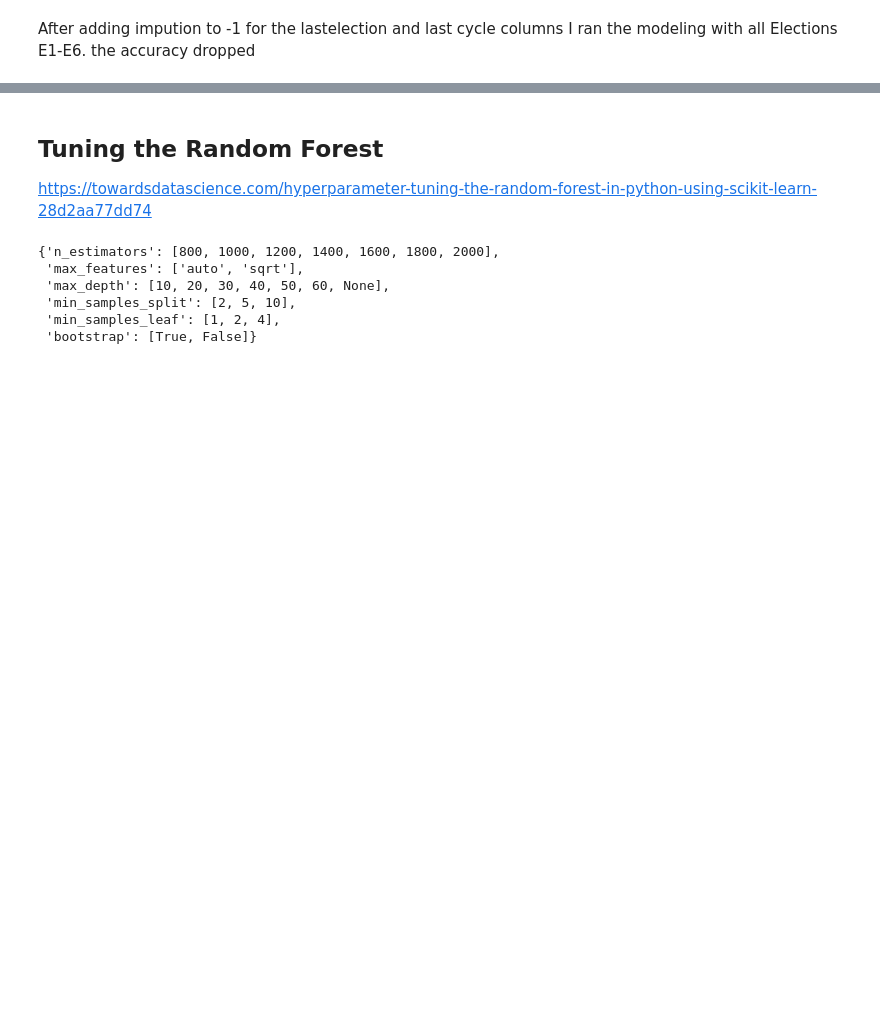
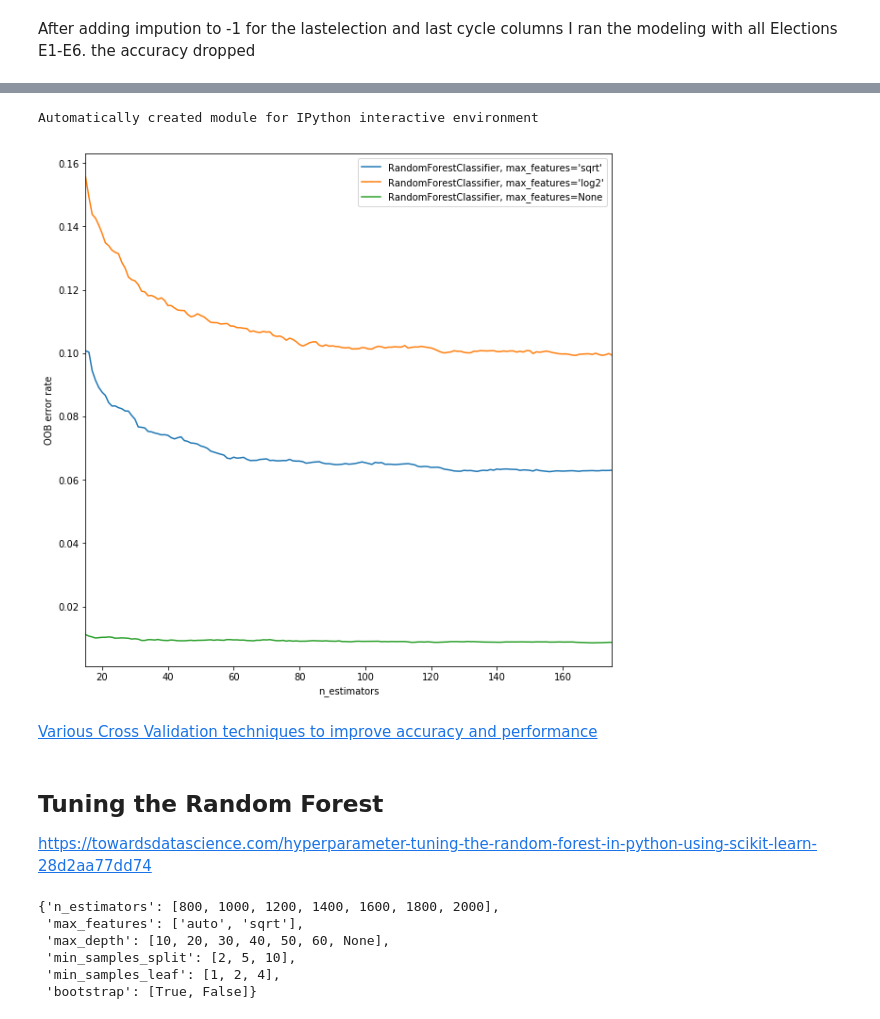
Before and after one commit to alsnkline/LocalVoters, a Jupyter notebook: 18_Modeling_working.ipynb, the cells around one changed output, grey strips where cells are left out. Drawn from its saved outputs; the diff is of its cells as text; code cells hidden in the pictures; blank space fills up the shorter version.

```diff
--- a/18_Modeling_working.ipynb
+++ b/18_Modeling_working.ipynb
@@ -355,3 +369,74 @@ print(accuracy_score(ytest, model.predict(Xtest)))
+# %%
+# Resetting the data
+X = df_d.drop(columns=['vid','vote','e','gndtth'])
+y = df_d.gndtth
+# Split the data into a training and test set.
+Xtrain, Xtest, ytrain, ytest = train_test_split(X, y, shuffle=True, random_state=5)
+# %%
+from collections import OrderedDict
+
+# Author: Kian Ho <hui.kian.ho@gmail.com>
+#         Gilles Louppe <g.louppe@gmail.com>
+#         Andreas Mueller <amueller@ais.uni-bonn.de>
+#
+# License: BSD 3 Clause
+
+print(__doc__)
+
+RANDOM_STATE = 123
+
+# NOTE: Setting the `warm_start` construction parameter to `True` disables
+# support for parallelized ensembles but is necessary for tracking the OOB
+# error trajectory during training.
+ensemble_clfs = [
+    ("RandomForestClassifier, max_features='sqrt'",
+        RandomForestClassifier(n_estimators=100,
+                               warm_start=True, oob_score=True,
+                               max_features="sqrt",
+                               random_state=RANDOM_STATE)),
+    ("RandomForestClassifier, max_features='log2'",
+        RandomForestClassifier(n_estimators=100,
+                               warm_start=True, max_features='log2',
+                               oob_score=True,
+                               random_state=RANDOM_STATE)),
+    ("RandomForestClassifier, max_features=None",
+        RandomForestClassifier(n_estimators=100,
+                               warm_start=True, max_features=None,
+                               oob_score=True,
+                               random_state=RANDOM_STATE))
+]
+
+# Map a classifier name to a list of (<n_estimators>, <error rate>) pairs.
+error_rate = OrderedDict((label, []) for label, _ in ensemble_clfs)
+
+# Range of `n_estimators` values to explore.
+min_estimators = 15
+max_estimators = 175
+
+for label, clf in ensemble_clfs:
+    for i in range(min_estimators, max_estimators + 1):
+        clf.set_params(n_estimators=i)
+        clf.fit(X, y)
+
+        # Record the OOB error for each `n_estimators=i` setting.
+        oob_error = 1 - clf.oob_score_
+        error_rate[label].append((i, oob_error))
+
+# Generate the "OOB error rate" vs. "n_estimators" plot.
+for label, clf_err in error_rate.items():
+    xs, ys = zip(*clf_err)
+    plt.plot(xs, ys, label=label)
+
+plt.xlim(min_estimators, max_estimators)
+plt.xlabel("n_estimators")
+plt.ylabel("OOB error rate")
+plt.legend(loc="upper right")
+plt.show()
+# %% [output]
+Automatically created module for IPython interactive environment
+[figure, added]
+# %% [markdown]
+[Various Cross Validation techniques to improve accuracy and performance](https://www.analyticsvidhya.com/blog/2018/05/improve-model-performance-cross-validation-in-python-r/)
 # %% [markdown]
 ## Tuning the Random Forest
 https://towardsdatascience.com/hyperparameter-tuning-the-random-forest-in-python-using-scikit-learn-28d2aa77dd74
```
Also changed, not shown: parts of 16 cells of this notebook, 1 other file.
